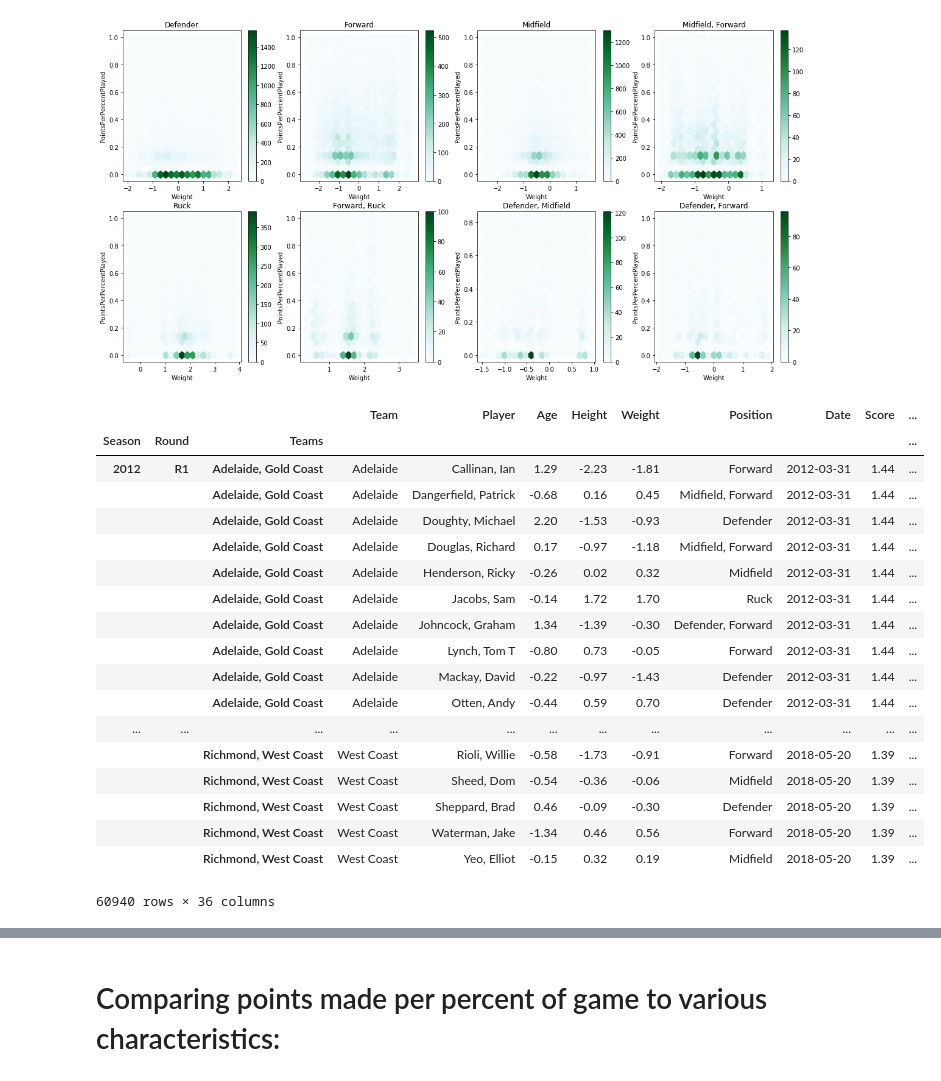
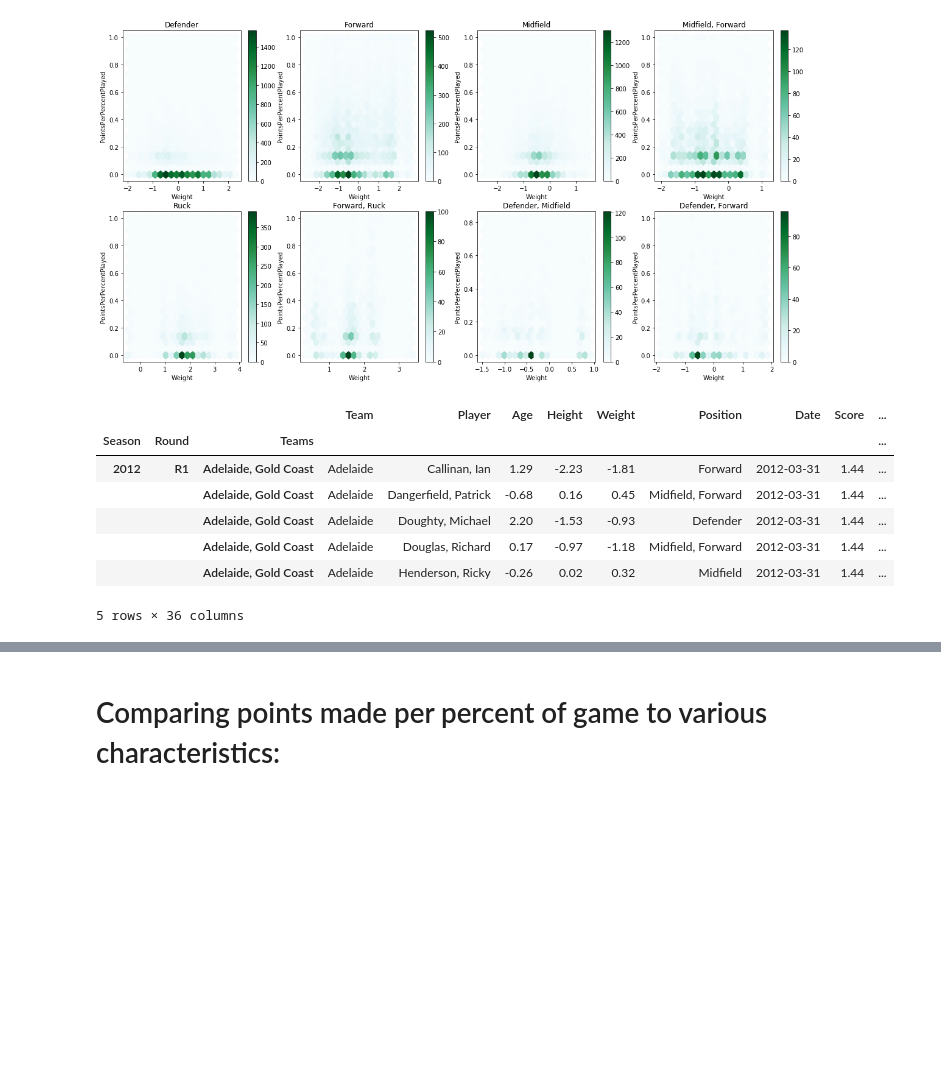
Before and after one commit to AaronLiftig/PredictAFL, a Jupyter notebook: AFL Analysis.ipynb, the cells around one changed output, grey strips where cells are left out. Cells and saved outputs as stored; diff of their text form; code cells hidden in the pictures; blank space fills up the shorter version.

```diff
--- a/AFL Analysis.ipynb
+++ b/AFL Analysis.ipynb
@@ -236,27 +225,16 @@ for i in range(2):
 [figure]
 # %%
 df_ML = df_ML.set_index(['Teams'],append=1).sort_index()
-df_ML
+df_ML.head()
 # %% [output]
 |  |  |  | Team | Player | Age | Height | Weight | Position | Date | Score | ... |
 | Season | Round | Teams |  |  |  |  |  |  |  |  | ... |
 | 2012 | R1 | Adelaide, Gold Coast | Adelaide | Callinan, Ian | 1.29 | -2.23 | -1.81 | Forward | 2012-03-31 | 1.44 | ... |
 |  |  | Adelaide, Gold Coast | Adelaide | Dangerfield, Patrick | -0.68 | 0.16 | 0.45 | Midfield, Forward | 2012-03-31 | 1.44 | ... |
 |  |  | Adelaide, Gold Coast | Adelaide | Doughty, Michael | 2.20 | -1.53 | -0.93 | Defender | 2012-03-31 | 1.44 | ... |
 |  |  | Adelaide, Gold Coast | Adelaide | Douglas, Richard | 0.17 | -0.97 | -1.18 | Midfield, Forward | 2012-03-31 | 1.44 | ... |
 |  |  | Adelaide, Gold Coast | Adelaide | Henderson, Ricky | -0.26 | 0.02 | 0.32 | Midfield | 2012-03-31 | 1.44 | ... |
-|  |  | Adelaide, Gold Coast | Adelaide | Jacobs, Sam | -0.14 | 1.72 | 1.70 | Ruck | 2012-03-31 | 1.44 | ... |
-|  |  | Adelaide, Gold Coast | Adelaide | Johncock, Graham | 1.34 | -1.39 | -0.30 | Defender, Forward | 2012-03-31 | 1.44 | ... |
-|  |  | Adelaide, Gold Coast | Adelaide | Lynch, Tom T | -0.80 | 0.73 | -0.05 | Forward | 2012-03-31 | 1.44 | ... |
-|  |  | Adelaide, Gold Coast | Adelaide | Mackay, David | -0.22 | -0.97 | -1.43 | Defender | 2012-03-31 | 1.44 | ... |
-|  |  | Adelaide, Gold Coast | Adelaide | Otten, Andy | -0.44 | 0.59 | 0.70 | Defender | 2012-03-31 | 1.44 | ... |
-| ... | ... | ... | ... | ... | ... | ... | ... | ... | ... | ... | ... |
-|  |  | Richmond, West Coast | West Coast | Rioli, Willie | -0.58 | -1.73 | -0.91 | Forward | 2018-05-20 | 1.39 | ... |
-|  |  | Richmond, West Coast | West Coast | Sheed, Dom | -0.54 | -0.36 | -0.06 | Midfield | 2018-05-20 | 1.39 | ... |
-|  |  | Richmond, West Coast | West Coast | Sheppard, Brad | 0.46 | -0.09 | -0.30 | Defender | 2018-05-20 | 1.39 | ... |
-|  |  | Richmond, West Coast | West Coast | Waterman, Jake | -1.34 | 0.46 | 0.56 | Forward | 2018-05-20 | 1.39 | ... |
-|  |  | Richmond, West Coast | West Coast | Yeo, Elliot | -0.15 | 0.32 | 0.19 | Midfield | 2018-05-20 | 1.39 | ... |
-60940 rows × 36 columns
+5 rows × 36 columns
 # %%
 for col in scaling_list:
     df_ML[col] = df_ML.groupby(['Season','Round','Teams'])[col].transform(lambda x:(x.astype(float) - min(x))/(max(x)-min(x)))
```
Also changed, not shown: parts of 9 cells of this notebook.
